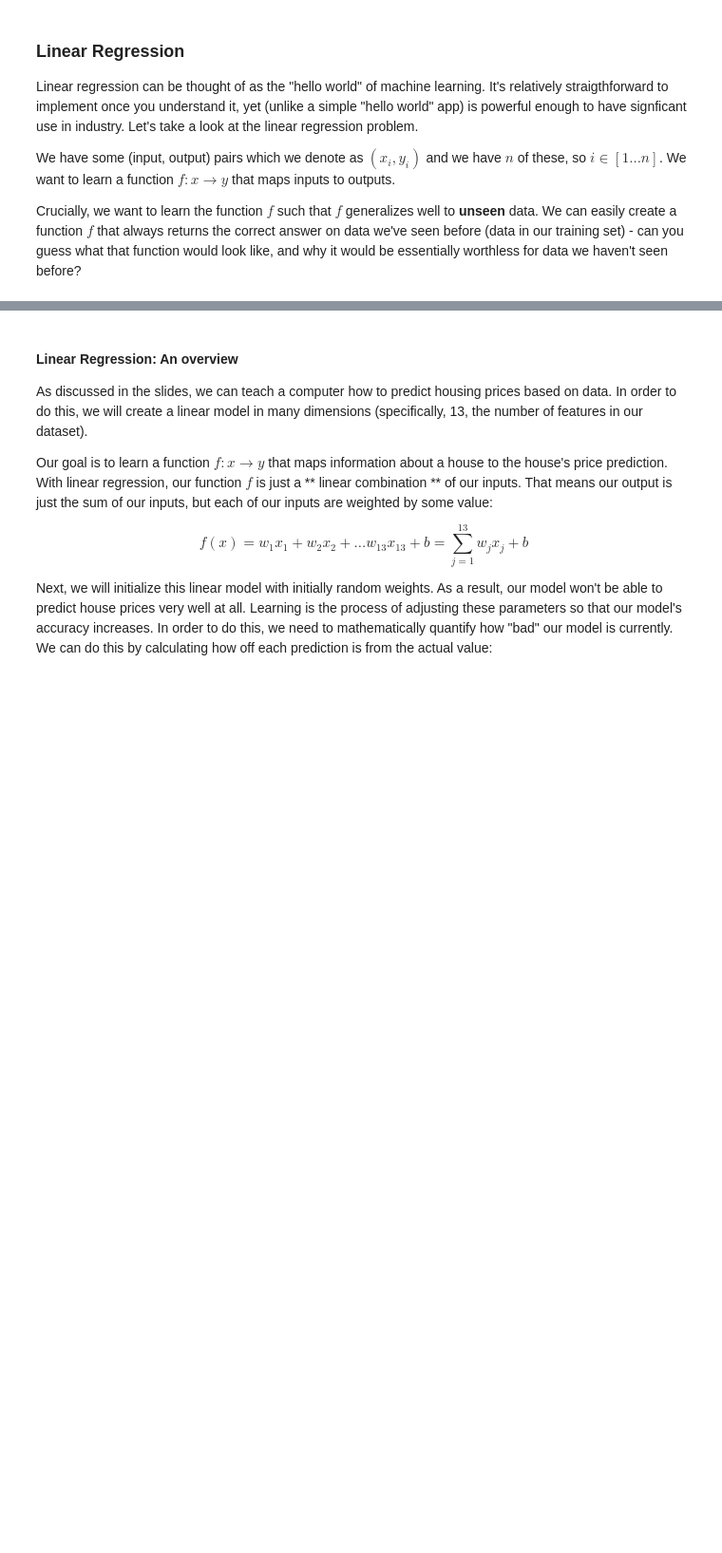
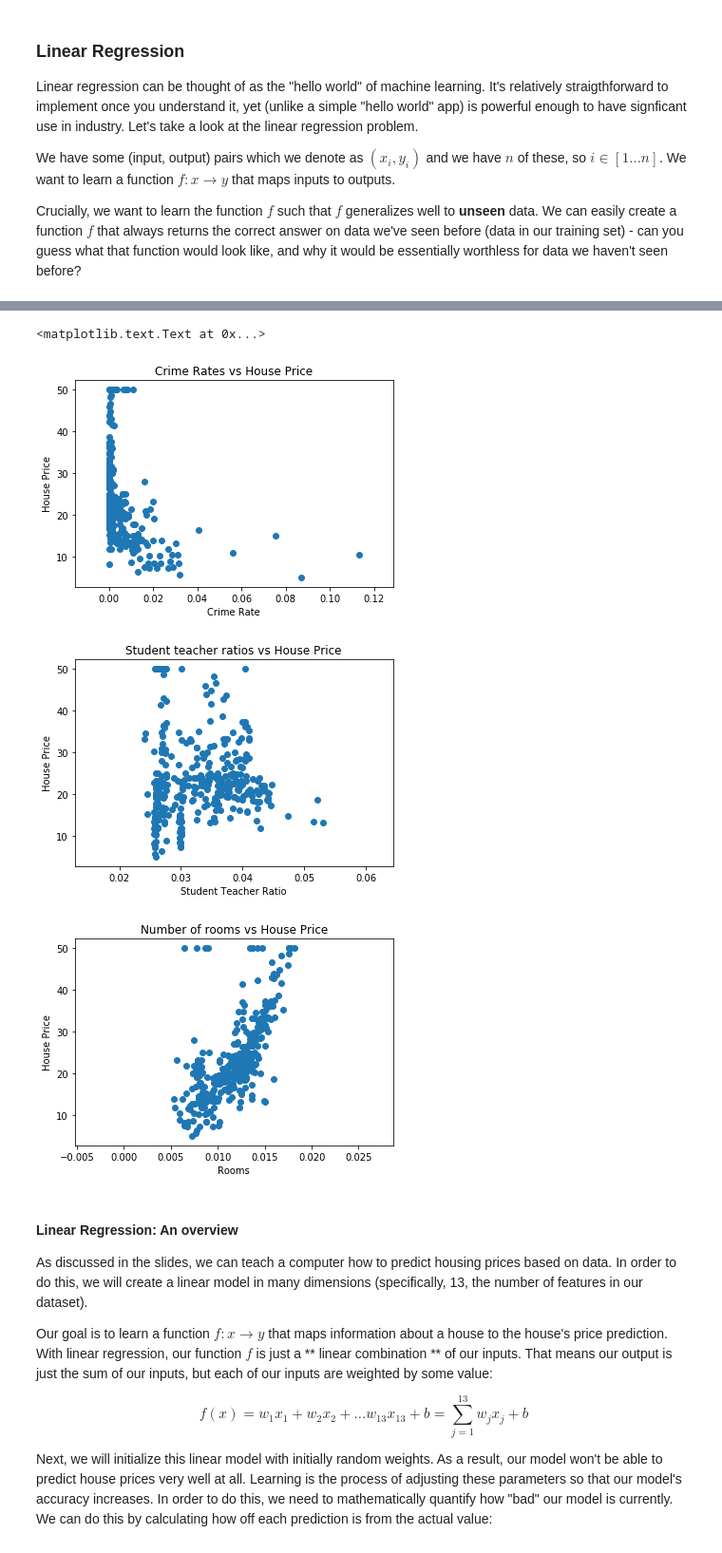
Before and after one commit to uclaacmai/tf-workshop-series-fall17, a Jupyter notebook: week2-linear-regression/Intro to TF and Linear Regression.ipynb, the cells around one changed output, grey strips where cells are left out. Shown at 95% size. Saved outputs shown, nothing was run; the diff lists cells and outputs as text; code cells hidden in the pictures; blank space fills up the shorter version.

```diff
--- a/week2-linear-regression/Intro to TF and Linear Regression.ipynb
+++ b/week2-linear-regression/Intro to TF and Linear Regression.ipynb
@@ -52,7 +52,18 @@ Exercise: Create constants and use Tensorflow's add, multiply, and subtract func
 Think about how you can express this computation as a graph.
 # %%
 # TODO: create variables a, b, c, s, and d that correspond to the numerical values given above.
+a = tf.constant(2.0)
+b = tf.constant(3.0)
+c = tf.constant(8.0)
+s = tf.constant(6.0)
+d = tf.constant(4.0)
 
 # TODO: use Tensorflow to express the above function
+a_plus_b = tf.add(a, b)
+m = tf.multiply(a_plus_b, c)
+n = tf.add(d, s)
+sub = -tf.multiply(s, n)
+ans = tf.add(m, sub)
 
 # TODO: run the function with sess.run() in a session and obtain the answer.
+sess.run(ans)
@@ -67,4 +80,4 @@ a = tf.placeholder(tf.float32)
 b = tf.placeholder(tf.float32)
 adder = a + b
 # %%
-sess.run(adder) # what will happen if we run this?
+#sess.run(adder) # what will happen if we run this?
@@ -76,3 +84,4 @@ Caused by op 'Placeholder', defined at:
 # %%
 # TODO: fix the above error by specifying the values to be passed into the function.
+sess.run(adder, feed_dict = {a: 4.0, b: 5.0})
 # %% [output]
@@ -185,0 +189,6 @@ X_train, X_test, y_train, y_test = train_test_split(data, targets,
+# %%
+from boston_data_wrapper import get_data
+X_train, X_test, y_train, y_test = get_data()
+
+# TODO: what are the dimensionalities of our training and testing datasets and targets?
+print(",".join([str(t.shape) for t in (X_train, X_test, y_train, y_test)]))
@@ -186,3 +203,30 @@ X_train, X_test, y_train, y_test = train_test_split(data, targets,
+# %%
+# get the crime rates and prices
+crime_rates, prices = [X_train[i][0] for i in range(X_train.shape[0])], y_train.tolist()
+# student-teacher ratio is the 10th feature
+student_teacher_ratios = [X_train[i][10] for i in range(X_train.shape[0])]
+# number of roots is the 5th feature
+rooms = [X_train[i][5] for i in range(X_train.shape[0])]
+
+plt.scatter(crime_rates, prices)
+plt.xlabel('Crime Rate')
+plt.ylabel('House Price')
+plt.title('Crime Rates vs House Price')
+plt.figure()
+plt.scatter(student_teacher_ratios, prices)
+plt.xlabel('Student Teacher Ratio')
+plt.ylabel('House Price')
+plt.title('Student teacher ratios vs House Price')
+plt.figure()
+plt.scatter(rooms, prices)
+plt.xlabel('Rooms')
+plt.ylabel('House Price')
+plt.title('Number of rooms vs House Price')
+# %% [output]
+<matplotlib.text.Text at 0x...>
+[figure, added]
+[figure, added]
+[figure, added]
 # %% [markdown]
 #### Linear Regression: An overview
 
```
Also changed, not shown: parts of 19 cells of this notebook.
